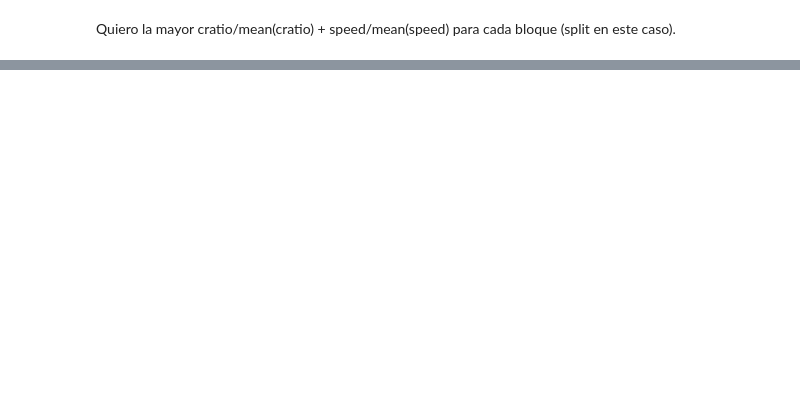
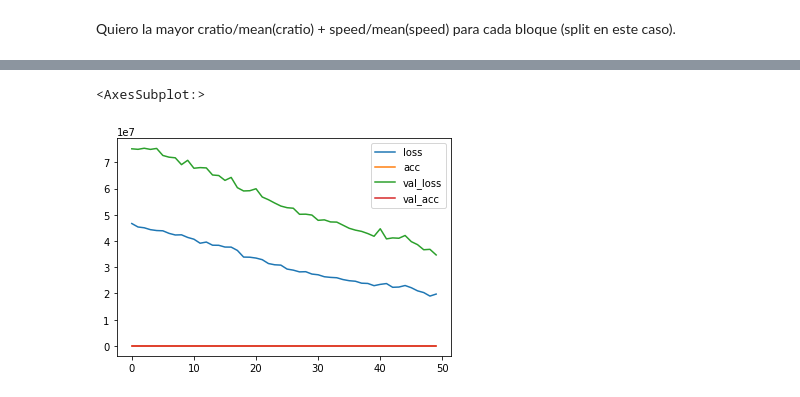
Before and after one commit to MartaAicart/DL_Compression, a Jupyter notebook: data_analysis/Red_neuronal.ipynb, the cells around one changed output, grey strips where cells are left out. Cells and saved outputs as stored; diff of their text form; code cells hidden in the pictures; blank space fills up the shorter version.

```diff
--- a/data_analysis/Red_neuronal.ipynb
+++ b/data_analysis/Red_neuronal.ipynb
@@ -571,0 +1124,4 @@ ValueError: in user code:
+# %%
+from keras.utils import to_categorical
+df_trainy = to_categorical(df_trainy)
+df_testy = to_categorical(df_testy)
@@ -571,0 +1136,15 @@ ValueError: in user code:
+# %%
+from keras import models, layers
+
+model2 = models.Sequential()
+model2.add(layers.Dense(2, activation='relu', input_shape=(1,2)))
+model.add(layers.Dense(20, activation='relu'))
+model.add(layers.Dense(18, activation='relu'))
+model.add(layers.Dense(16, activation='relu'))
+model2.add(layers.Dense(25, activation='softmax'))
+# %%
+model2.compile(optimizer='adam',
+              loss='categorical_crossentropy',  #poner función especial
+              metrics=['acc'])
+# %%
+history2 = model2.fit(df_trainx, df_trainy, validation_data=(df_testx, df_testy), epochs=50)
@@ -571,0 +1169,6 @@ ValueError: in user code:
+# %%
+history_df = pd.DataFrame(history2.history)
+history_df.plot()
+# %% [output]
+<AxesSubplot:>
+[figure, added]
```
Also changed, not shown: parts of 161 cells of this notebook.
